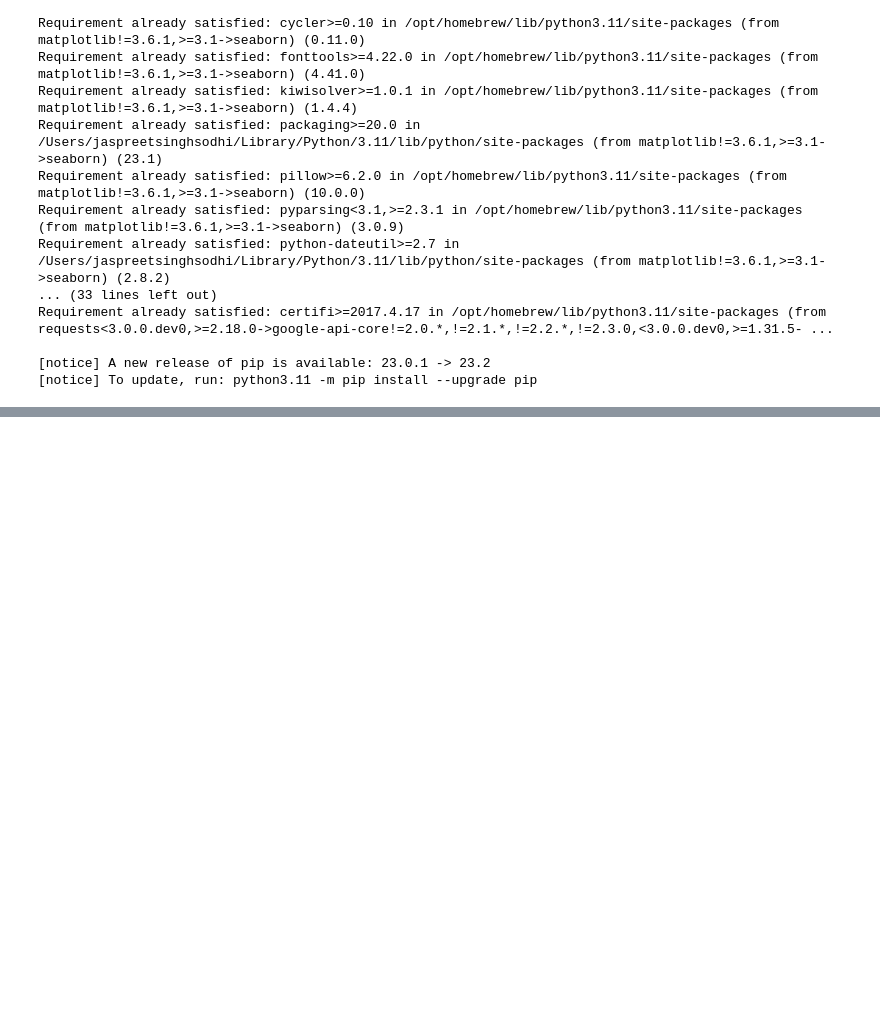
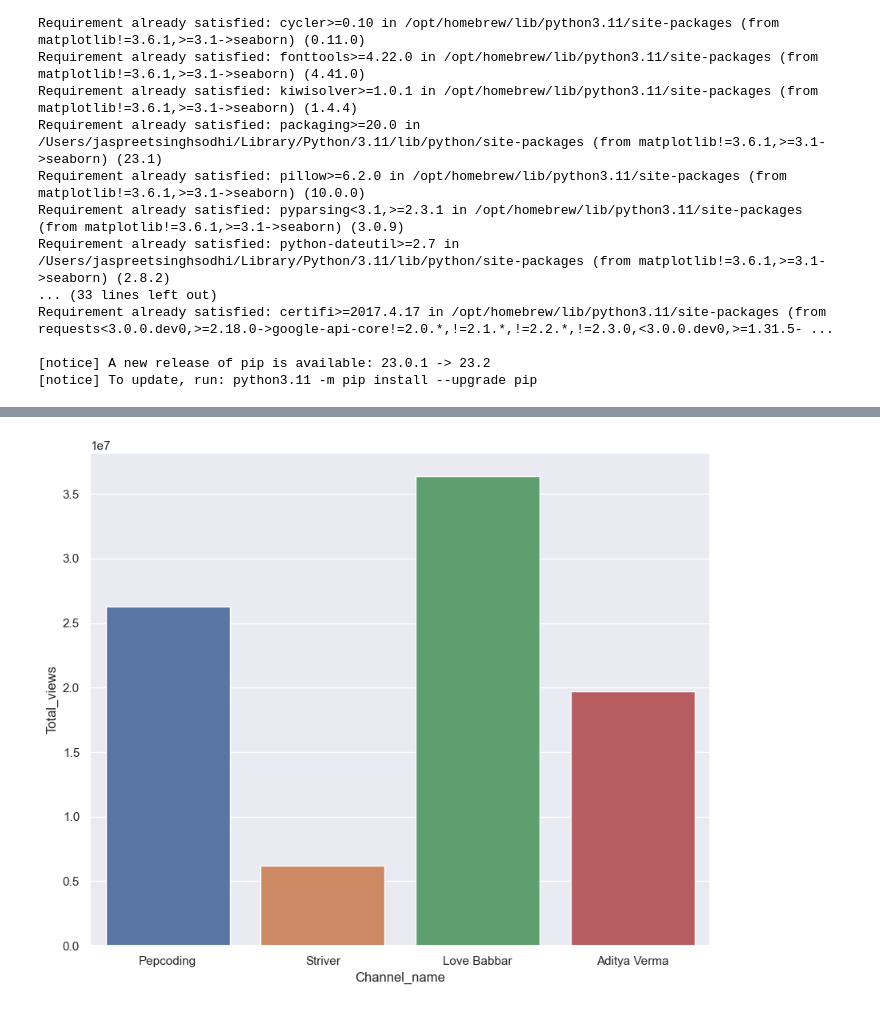
Before and after one commit to codewithjaspreet/yt-analyzer, a Jupyter notebook: main.ipynb, the cells around one changed output, grey strips where cells are left out. Drawn from its saved outputs; the diff is of its cells as text; code cells hidden in the pictures; blank space fills up the shorter version.

```diff
--- a/main.ipynb
+++ b/main.ipynb
@@ -64,0 +98,5 @@ get_channel_status(youtube , channel_id)
+# %%
+# analysis of the total views
+ax = sns.barplot(x="Channel_name", y="Total_views", data=channel_stats)
+# %% [output]
+[figure, added]
```
Also changed, not shown: parts of 9 cells of this notebook.
